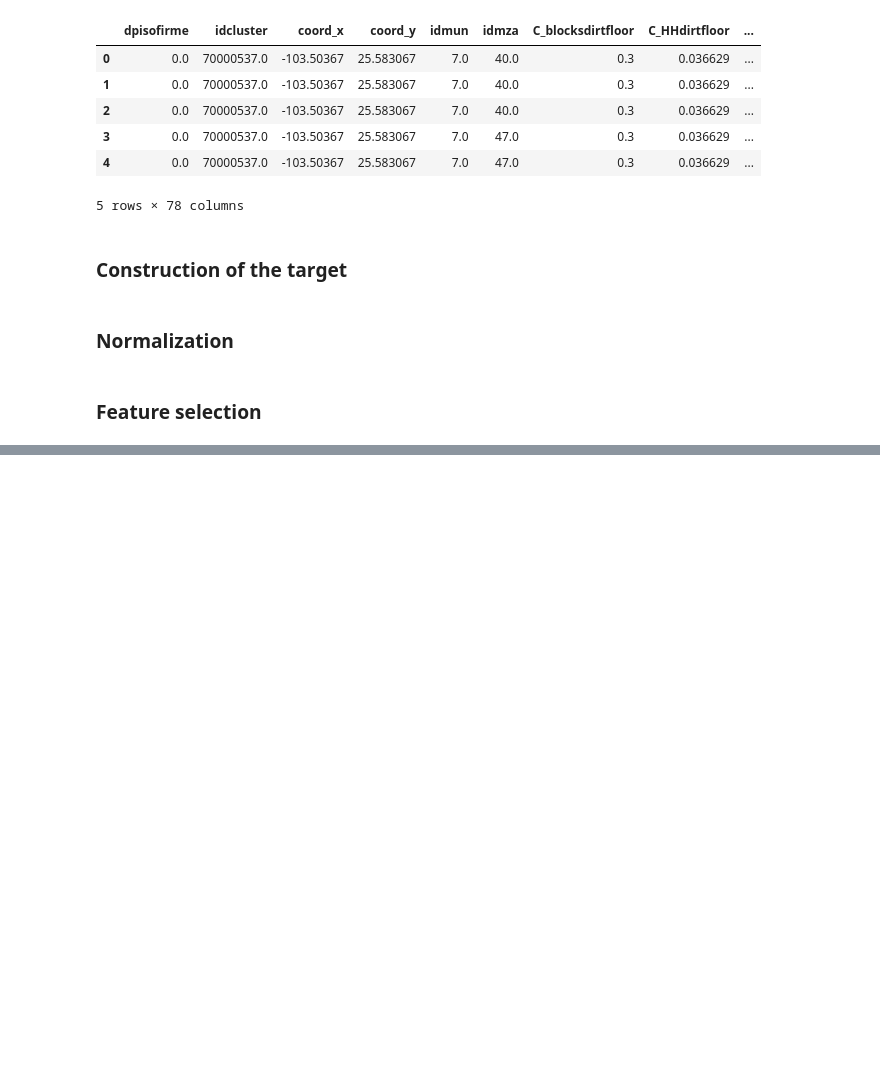
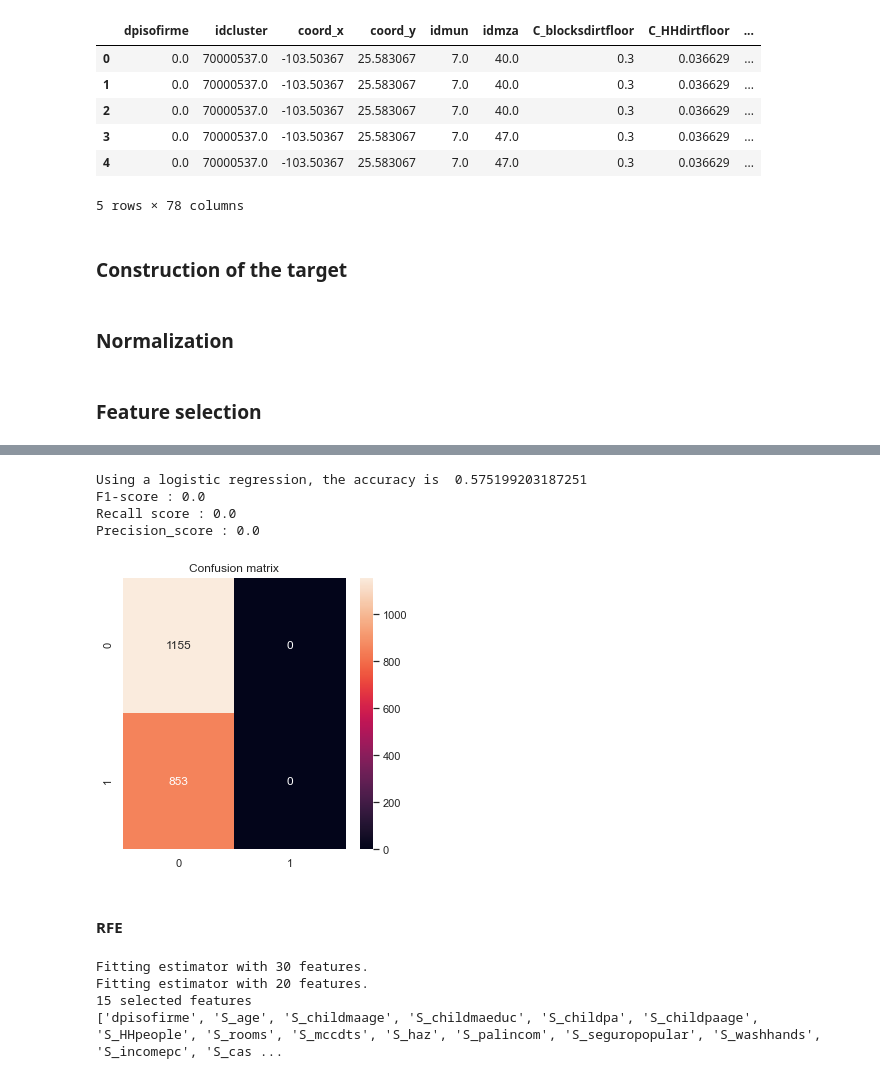
Before and after one commit to epfl-ada/ada-2020-project-milestone-p3-p3_2fast2curious, a Jupyter notebook: Freestyle.ipynb, the cells around one changed output, grey strips where cells are left out. Cells and saved outputs as stored; diff of their text form; code cells hidden in the pictures; blank space fills up the shorter version.

```diff
--- a/Freestyle.ipynb
+++ b/Freestyle.ipynb
@@ -192,0 +326,45 @@ I[to_norm] = normalize(I[to_norm])
+# %%
+#Split data set between train and test
+x_tr, x_te, y_tr, y_te = train_test_split(selection, np.ravel(target), test_size = 0.3, random_state = 50)
+
+#Logistic regression
+model = selection[embeded_lgb_feature].columns
+logistic = LogisticRegression(solver = 'lbfgs', max_iter = 5000)
+log_reg = logistic.fit(x_tr[model], y_tr)
+pred = log_reg.predict(x_te[model])
+
+#Statistics
+print('Using a logistic regression, the accuracy is ', accuracy_score(y_te, pred))
+print('F1-score :', f1_score(y_te, pred))
+print('Recall score :', recall_score(y_te, pred))
+print('Precision_score :', precision_score(y_te, pred))
+
+#Confusion matrix
+matrix = confusion_matrix(y_te, pred)
+plt.figure(figsize = (5, 5))
+sns.heatmap(matrix, annot=True, fmt="d")
+plt.title('Confusion matrix')
+plt.show()
+# %% [output]
+Using a logistic regression, the accuracy is  0.575199203187251
+F1-score : 0.0
+Recall score : 0.0
+Precision_score : 0.0
+[figure, added]
+# %% [markdown]
+#### RFE
+# %%
+from sklearn.feature_selection import RFE
+from sklearn.linear_model import LogisticRegression
+
+rfe_selector = RFE(estimator=LogisticRegression(max_iter = 5000), n_features_to_select=15, step=10, verbose=5)
+rfe_selector.fit(X_norm, np.ravel(target))
+rfe_support = rfe_selector.get_support()
+rfe_feature = selection.loc[:,rfe_support].columns.tolist()
+print(str(len(rfe_feature)), 'selected features')
+print(rfe_feature)
+# %% [output]
+Fitting estimator with 30 features.
+Fitting estimator with 20 features.
+15 selected features
+['dpisofirme', 'S_age', 'S_childmaage', 'S_childmaeduc', 'S_childpa', 'S_childpaage', 'S_HHpeople', 'S_rooms', 'S_mccdts', 'S_haz', 'S_palincom', 'S_seguropopular', 'S_washhands', 'S_incomepc', 'S_cas ...
```
Also changed, not shown: parts of 22 cells of this notebook, 1 other file.
